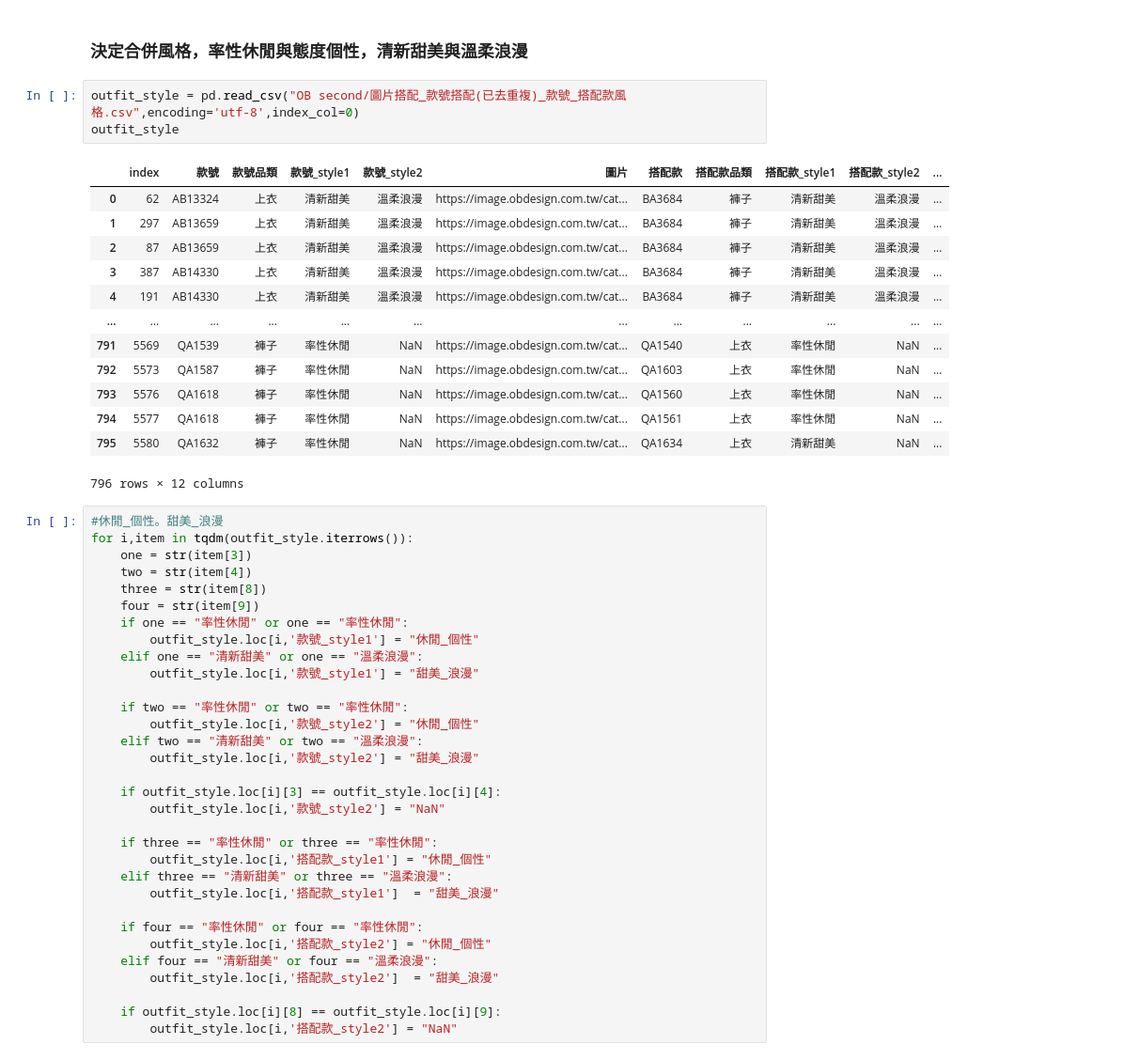
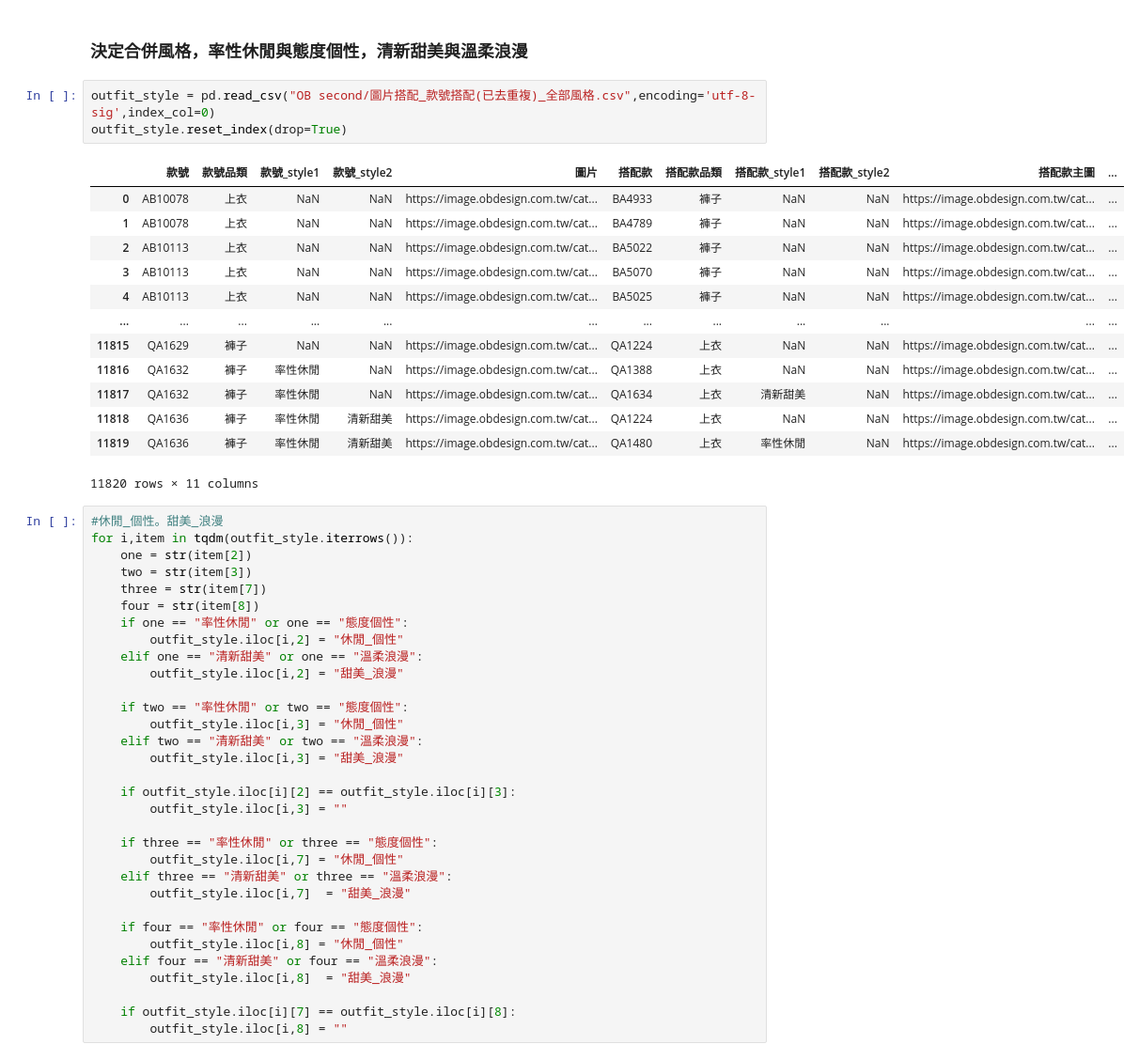
Before and after one commit to oscar-zhou/Program-Fashion-Recommandation-System, a Jupyter notebook: main_series.ipynb, the cells around one changed output. Shown at 94% size. Cells and saved outputs as stored; diff of their text form.

```diff
--- a/main_series.ipynb
+++ b/main_series.ipynb
@@ -592,54 +615,54 @@ FileLink("yen/圖片搭配_款號搭配(已去重複)_款號_搭配款風格.csv
 # %% [markdown]
 ### 決定合併風格，率性休閒與態度個性，清新甜美與溫柔浪漫
 # %%
-outfit_style = pd.read_csv("OB second/圖片搭配_款號搭配(已去重複)_款號_搭配款風格.csv",encoding='utf-8',index_col=0)
-outfit_style
+outfit_style = pd.read_csv("OB second/圖片搭配_款號搭配(已去重複)_全部風格.csv",encoding='utf-8-sig',index_col=0)
+outfit_style.reset_index(drop=True)
 # %% [output]
-|  | index | 款號 | 款號品類 | 款號_style1 | 款號_style2 | 圖片 | 搭配款 | 搭配款品類 | 搭配款_style1 | 搭配款_style2 | ... |
-| 0 | 62 | AB13324 | 上衣 | 清新甜美 | 溫柔浪漫 | https://image.obdesign.com.tw/cat... | BA3684 | 褲子 | 清新甜美 | 溫柔浪漫 | ... |
-| 1 | 297 | AB13659 | 上衣 | 清新甜美 | 溫柔浪漫 | https://image.obdesign.com.tw/cat... | BA3684 | 褲子 | 清新甜美 | 溫柔浪漫 | ... |
-| 2 | 87 | AB13659 | 上衣 | 清新甜美 | 溫柔浪漫 | https://image.obdesign.com.tw/cat... | BA3684 | 褲子 | 清新甜美 | 溫柔浪漫 | ... |
-| 3 | 387 | AB14330 | 上衣 | 清新甜美 | 溫柔浪漫 | https://image.obdesign.com.tw/cat... | BA3684 | 褲子 | 清新甜美 | 溫柔浪漫 | ... |
-| 4 | 191 | AB14330 | 上衣 | 清新甜美 | 溫柔浪漫 | https://image.obdesign.com.tw/cat... | BA3684 | 褲子 | 清新甜美 | 溫柔浪漫 | ... |
+|  | 款號 | 款號品類 | 款號_style1 | 款號_style2 | 圖片 | 搭配款 | 搭配款品類 | 搭配款_style1 | 搭配款_style2 | 搭配款主圖 | ... |
+| 0 | AB10078 | 上衣 | NaN | NaN | https://image.obdesign.com.tw/cat... | BA4933 | 褲子 | NaN | NaN | https://image.obdesign.com.tw/cat... | ... |
+| 1 | AB10078 | 上衣 | NaN | NaN | https://image.obdesign.com.tw/cat... | BA4789 | 褲子 | NaN | NaN | https://image.obdesign.com.tw/cat... | ... |
+| 2 | AB10113 | 上衣 | NaN | NaN | https://image.obdesign.com.tw/cat... | BA5022 | 褲子 | NaN | NaN | https://image.obdesign.com.tw/cat... | ... |
+| 3 | AB10113 | 上衣 | NaN | NaN | https://image.obdesign.com.tw/cat... | BA5070 | 褲子 | NaN | NaN | https://image.obdesign.com.tw/cat... | ... |
+| 4 | AB10113 | 上衣 | NaN | NaN | https://image.obdesign.com.tw/cat... | BA5025 | 褲子 | NaN | NaN | https://image.obdesign.com.tw/cat... | ... |
 | ... | ... | ... | ... | ... | ... | ... | ... | ... | ... | ... | ... |
-| 791 | 5569 | QA1539 | 褲子 | 率性休閒 | NaN | https://image.obdesign.com.tw/cat... | QA1540 | 上衣 | 率性休閒 | NaN | ... |
-| 792 | 5573 | QA1587 | 褲子 | 率性休閒 | NaN | https://image.obdesign.com.tw/cat... | QA1603 | 上衣 | 率性休閒 | NaN | ... |
-| 793 | 5576 | QA1618 | 褲子 | 率性休閒 | NaN | https://image.obdesign.com.tw/cat... | QA1560 | 上衣 | 率性休閒 | NaN | ... |
-| 794 | 5577 | QA1618 | 褲子 | 率性休閒 | NaN | https://image.obdesign.com.tw/cat... | QA1561 | 上衣 | 率性休閒 | NaN | ... |
-| 795 | 5580 | QA1632 | 褲子 | 率性休閒 | NaN | https://image.obdesign.com.tw/cat... | QA1634 | 上衣 | 清新甜美 | NaN | ... |
+| 11815 | QA1629 | 褲子 | NaN | NaN | https://image.obdesign.com.tw/cat... | QA1224 | 上衣 | NaN | NaN | https://image.obdesign.com.tw/cat... | ... |
+| 11816 | QA1632 | 褲子 | 率性休閒 | NaN | https://image.obdesign.com.tw/cat... | QA1388 | 上衣 | NaN | NaN | https://image.obdesign.com.tw/cat... | ... |
+| 11817 | QA1632 | 褲子 | 率性休閒 | NaN | https://image.obdesign.com.tw/cat... | QA1634 | 上衣 | 清新甜美 | NaN | https://image.obdesign.com.tw/cat... | ... |
+| 11818 | QA1636 | 褲子 | 率性休閒 | 清新甜美 | https://image.obdesign.com.tw/cat... | QA1224 | 上衣 | NaN | NaN | https://image.obdesign.com.tw/cat... | ... |
+| 11819 | QA1636 | 褲子 | 率性休閒 | 清新甜美 | https://image.obdesign.com.tw/cat... | QA1480 | 上衣 | 率性休閒 | NaN | https://image.obdesign.com.tw/cat... | ... |
-796 rows × 12 columns
+11820 rows × 11 columns
 # %%
 #休閒_個性。甜美_浪漫
 for i,item in tqdm(outfit_style.iterrows()):
-    one = str(item[3])
-    two = str(item[4])
-    three = str(item[8])
-    four = str(item[9])
-    if one == "率性休閒" or one == "率性休閒":
-        outfit_style.loc[i,'款號_style1'] = "休閒_個性"
+    one = str(item[2])
+    two = str(item[3])
+    three = str(item[7])
+    four = str(item[8])
+    if one == "率性休閒" or one == "態度個性":
+        outfit_style.iloc[i,2] = "休閒_個性"
     elif one == "清新甜美" or one == "溫柔浪漫":
-        outfit_style.loc[i,'款號_style1'] = "甜美_浪漫"
+        outfit_style.iloc[i,2] = "甜美_浪漫"
 
-    if two == "率性休閒" or two == "率性休閒":
-        outfit_style.loc[i,'款號_style2'] = "休閒_個性"
+    if two == "率性休閒" or two == "態度個性":
+        outfit_style.iloc[i,3] = "休閒_個性"
     elif two == "清新甜美" or two == "溫柔浪漫":
-        outfit_style.loc[i,'款號_style2'] = "甜美_浪漫"
+        outfit_style.iloc[i,3] = "甜美_浪漫"
 
-    if outfit_style.loc[i][3] == outfit_style.loc[i][4]:
-        outfit_style.loc[i,'款號_style2'] = "NaN"
+    if outfit_style.iloc[i][2] == outfit_style.iloc[i][3]:
+        outfit_style.iloc[i,3] = ""
 
-    if three == "率性休閒" or three == "率性休閒":
-        outfit_style.loc[i,'搭配款_style1'] = "休閒_個性"
+    if three == "率性休閒" or three == "態度個性":
+        outfit_style.iloc[i,7] = "休閒_個性"
     elif three == "清新甜美" or three == "溫柔浪漫":
-        outfit_style.loc[i,'搭配款_style1']  = "甜美_浪漫"
+        outfit_style.iloc[i,7]  = "甜美_浪漫"
 
-    if four == "率性休閒" or four == "率性休閒":
-        outfit_style.loc[i,'搭配款_style2'] = "休閒_個性"
+    if four == "率性休閒" or four == "態度個性":
+        outfit_style.iloc[i,8] = "休閒_個性"
     elif four == "清新甜美" or four == "溫柔浪漫":
-        outfit_style.loc[i,'搭配款_style2']  = "甜美_浪漫"
+        outfit_style.iloc[i,8]  = "甜美_浪漫"
 
-    if outfit_style.loc[i][8] == outfit_style.loc[i][9]:
-        outfit_style.loc[i,'搭配款_style2'] = "NaN"
+    if outfit_style.iloc[i][7] == outfit_style.iloc[i][8]:
+        outfit_style.iloc[i,8] = ""
 # %%
 outfit_style
 # %% [output]
```
Also changed, not shown: parts of 16 cells of this notebook, 26 other files.
